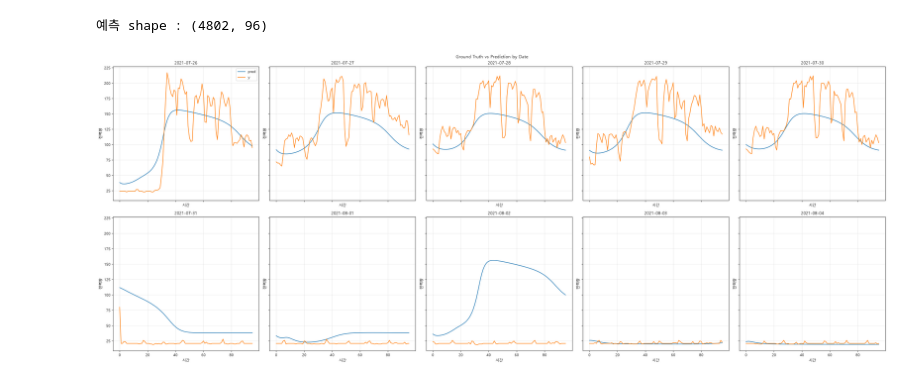
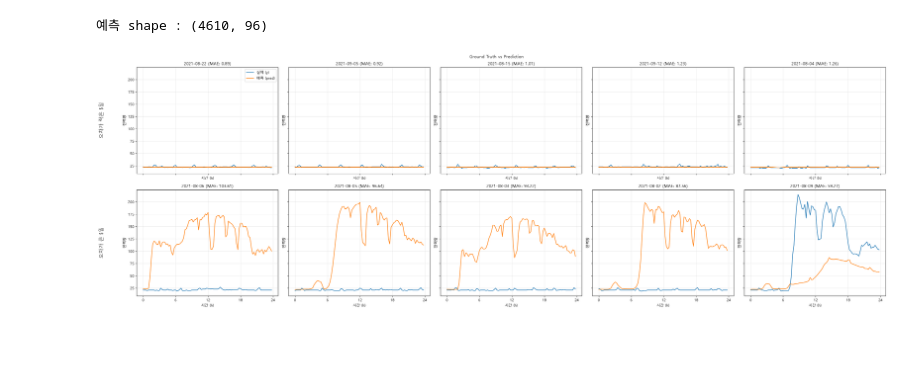
Before and after one commit to Jon-Irenicus/kamp_ai_competition, a Jupyter notebook: LSTM_prediction.ipynb, the cells around one changed output. Cells and saved outputs as stored; diff of their text form; code cells hidden in the pictures; blank space fills up the shorter version.

Commit message:
lstm model

```diff
--- a/LSTM_prediction.ipynb
+++ b/LSTM_prediction.ipynb
@@ -162,9 +190,9 @@ for epoch in range(num_epoch):
 
     model.train()
 
-    for x, y in train_loader:
-        x, y = x.to(device), y.to(device)
-        pred = model(x)
+    for x, c, y in train_loader:
+        x, c, y = x.to(device), c.to(device), y.to(device)
+        pred = model(x, c)
         loss = criterion(pred, y)
 
         optimizer.zero_grad()
@@ -176,14 +204,16 @@ for epoch in range(num_epoch):
     model.eval()
 
     with torch.no_grad():
-        for x, y in valid_loader:
-            x, y = x.to(device), y.to(device)
-            pred = model(x)
+        for x, c, y in valid_loader:
+            x, c, y = x.to(device), c.to(device), y.to(device)
+            pred = model(x, c)
             loss = criterion(pred, y)
             valid_loss += loss.item()
 
     train_loss /= len(train_loader)
     valid_loss /= len(valid_loader)
+
+    scheduler.step(valid_loss)
 
     train_loss_graph.append(train_loss)
     valid_loss_graph.append(valid_loss)
@@ -230,9 +262,9 @@ pred_graph = []
 y_graph = []
 
 with torch.no_grad():
-    for x, y in test_loader:
-        x, y = x.to(device), y.to(device)
-        pred = model(x)
+    for x, c, y in test_loader:
+        x, c, y = x.to(device), c.to(device), y.to(device)
+        pred = model(x, c)
 
         pred_transform = power_scaler.inverse_transform(
             pred.detach().cpu().numpy().reshape(-1, 1)
@@ -250,28 +282,44 @@ loss = y_graph - pred_graph
 
 print(f'예측 shape : {pred_graph.shape}')
 # %% [output]
-예측 shape : (4802, 96)
+예측 shape : (4610, 96)
 # %%
-test_dates = t_start[test_split][:len(pred_graph)]
-daily_dates = test_dates.normalize()
-_, first_indices = np.unique(daily_dates, return_index=True)
-first_indices = np.sort(first_indices)
-num_days = min(10, len(first_indices))
-fig, axes = plt.subplots(2, 5, figsize=(40, 20), sharex=True, sharey=True)
+test_dates = t_start[test_split]
+midnight = (test_dates.hour == 0) & (test_dates.minute == 0)
 
-for i, ax in enumerate(axes.flat[:num_days]):
-    sample_idx = first_indices[i]
-    ax.plot(pred_graph[sample_idx], label='pred')
-    ax.plot(y_graph[sample_idx], label='y')
-    ax.set_title(test_dates[sample_idx].strftime('%Y-%m-%d'))
-    ax.set_xlabel('시간')
-    ax.set_ylabel('전력량')
-    ax.grid(alpha=0.3)
+pred_d = pred_graph[midnight]
+y_d    = y_graph[midnight]
+err_d  = y_d - pred_d
+dates  = test_dates[midnight].normalize()
 
-axes.flat[0].legend()
-fig.suptitle('Ground Truth vs Prediction by Date')
+daily_mae = pd.Series(np.abs(err_d).mean(axis=1), index=dates).sort_index()
+
+low_dates  = daily_mae.nsmallest(5).index
+high_dates = daily_mae.nlargest(5).index
+selected   = [low_dates, high_dates]
+row_labels = ['오차가 작은 5일', '오차가 큰 5일']
+
+hours = np.arange(horizon_size) * 15 / 60
+pos = lambda ds: daily_mae.index.get_indexer(ds)
+
+fig, axes = plt.subplots(2, 5, figsize=(30, 10), sharex=True, sharey=True)
+
+for r, (row_axes, ds) in enumerate(zip(axes, selected)):
+    for ax, date, i in zip(row_axes, ds, pos(ds)):
+        ax.plot(hours, y_d[i], label='실제 (y)')
+        ax.plot(hours, pred_d[i], label='예측 (pred)')
+        ax.set_title(f"{date:%Y-%m-%d} (MAE: {daily_mae[date]:.2f})")
+        ax.set_xlabel('시간 (h)')
+        ax.set_ylabel('전력량')
+        ax.set_xticks(range(0, 25, 6))
+        ax.grid(alpha=0.3)
+    row_axes[0].text(-0.25, 0.5, row_labels[r], transform=row_axes[0].transAxes,
+                     rotation=90, va='center', ha='center', fontsize=14)
+
+axes[0, 0].legend()
+fig.suptitle('Ground Truth vs Prediction')
 fig.tight_layout()
 plt.show()
 # %% [output]
-[figure, old version]
+[figure, new version]
 # %%
```
Also changed, not shown: parts of 15 cells of this notebook, 3 other files.
